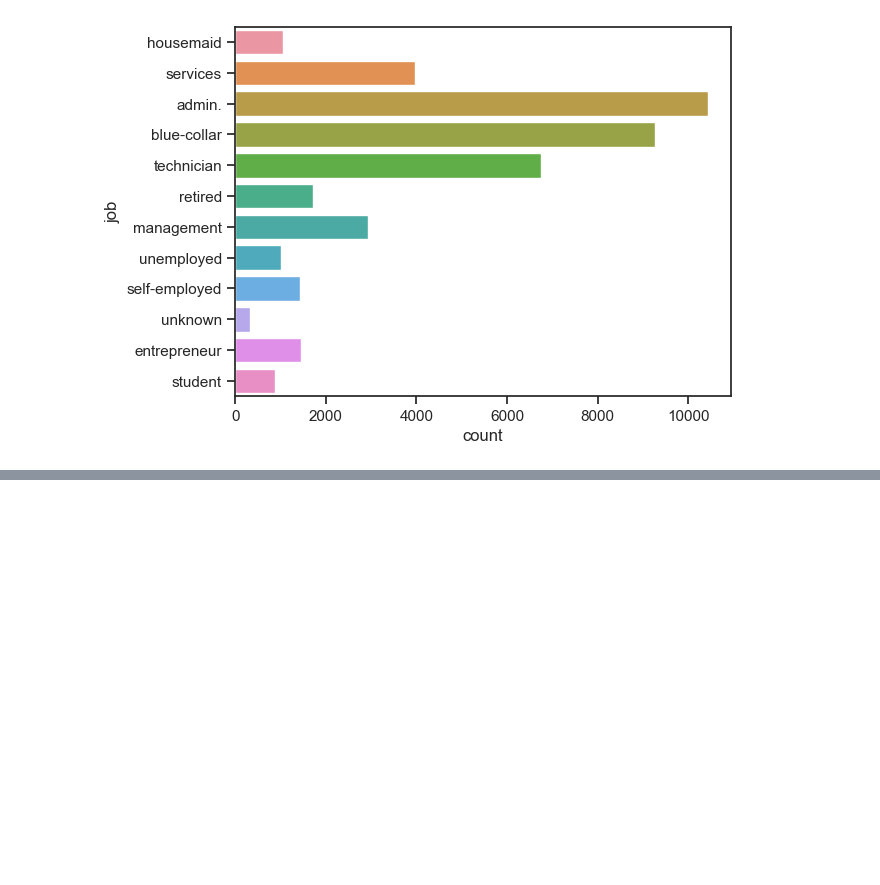
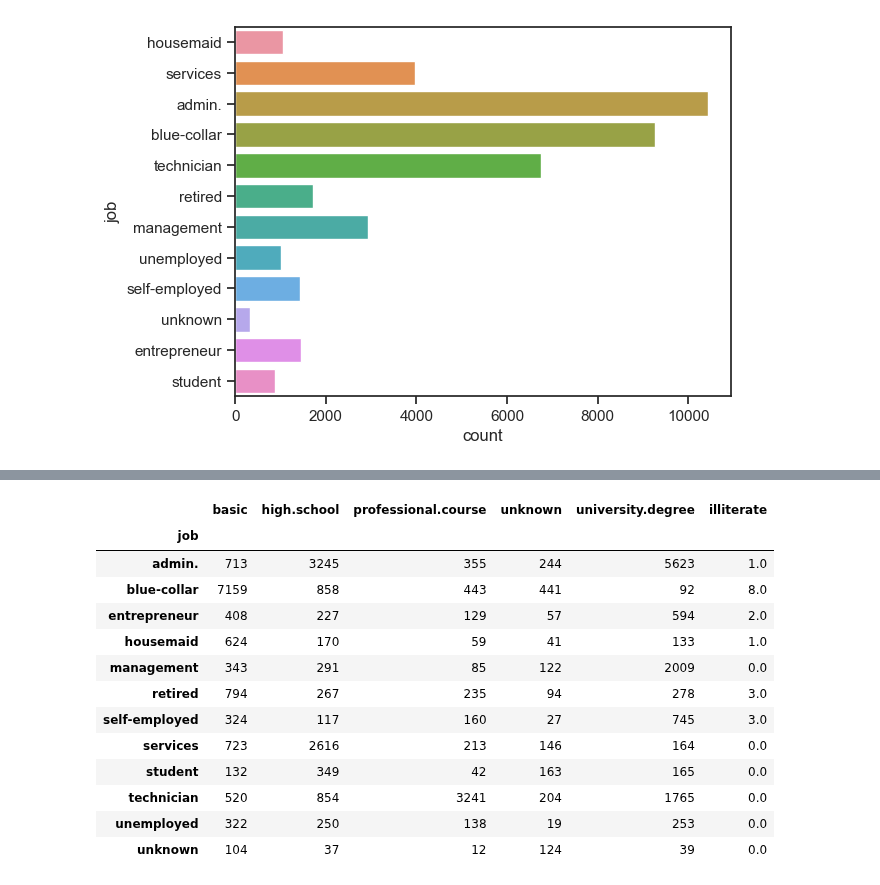
Before and after one commit to andres-mart/Coderhouse, a Jupyter notebook: 10. Estudios de Casos de Modelos Analíticos/Caso_N_1 copy.ipynb, the cells around one changed output, grey strips where cells are left out. Cells and saved outputs as stored; diff of their text form; code cells hidden in the pictures; blank space fills up the shorter version.

```diff
--- a/10. Estudios de Casos de Modelos Analíticos/Caso_N_1 copy.ipynb
+++ b/10. Estudios de Casos de Modelos Analíticos/Caso_N_1 copy.ipynb
@@ -165,0 +168,30 @@ df = df[df.education != "illiterate"]
+# %%
+def cross_tab(df, f1, f2):
+    jobs = list(df[f1].unique())
+    edu = list(df[f2].unique())
+    dataframes = []
+    for e in edu:
+        dfe = df[df[f2] == e]
+        dfejob = dfe.groupby(f1).count()[f2]
+        dataframes.append(dfejob)
+    xx = pd.concat(dataframes, axis=1)
+    xx.columns = edu
+    xx = xx.fillna(0)
+    return xx
+# %%
+cross_tab(df, "job", "education")
+# %% [output]
+|  | basic | high.school | professional.course | unknown | university.degree | illiterate |
+| job |  |  |  |  |  |  |
+| admin. | 713 | 3245 | 355 | 244 | 5623 | 1.0 |
+| blue-collar | 7159 | 858 | 443 | 441 | 92 | 8.0 |
+| entrepreneur | 408 | 227 | 129 | 57 | 594 | 2.0 |
+| housemaid | 624 | 170 | 59 | 41 | 133 | 1.0 |
+| management | 343 | 291 | 85 | 122 | 2009 | 0.0 |
+| retired | 794 | 267 | 235 | 94 | 278 | 3.0 |
+| self-employed | 324 | 117 | 160 | 27 | 745 | 3.0 |
+| services | 723 | 2616 | 213 | 146 | 164 | 0.0 |
+| student | 132 | 349 | 42 | 163 | 165 | 0.0 |
+| technician | 520 | 854 | 3241 | 204 | 1765 | 0.0 |
+| unemployed | 322 | 250 | 138 | 19 | 253 | 0.0 |
+| unknown | 104 | 37 | 12 | 124 | 39 | 0.0 |
```
Also changed, not shown: parts of 12 cells of this notebook.
